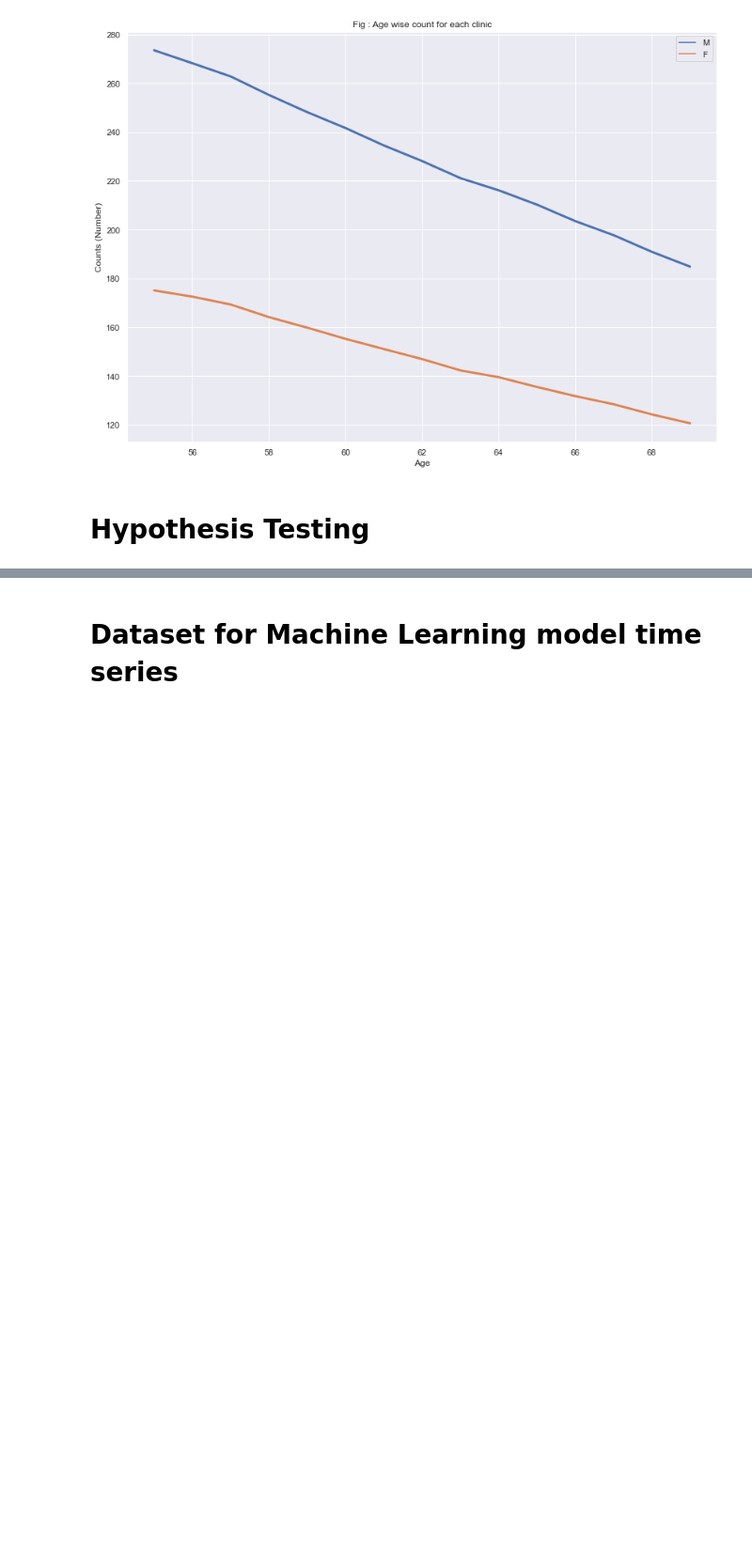
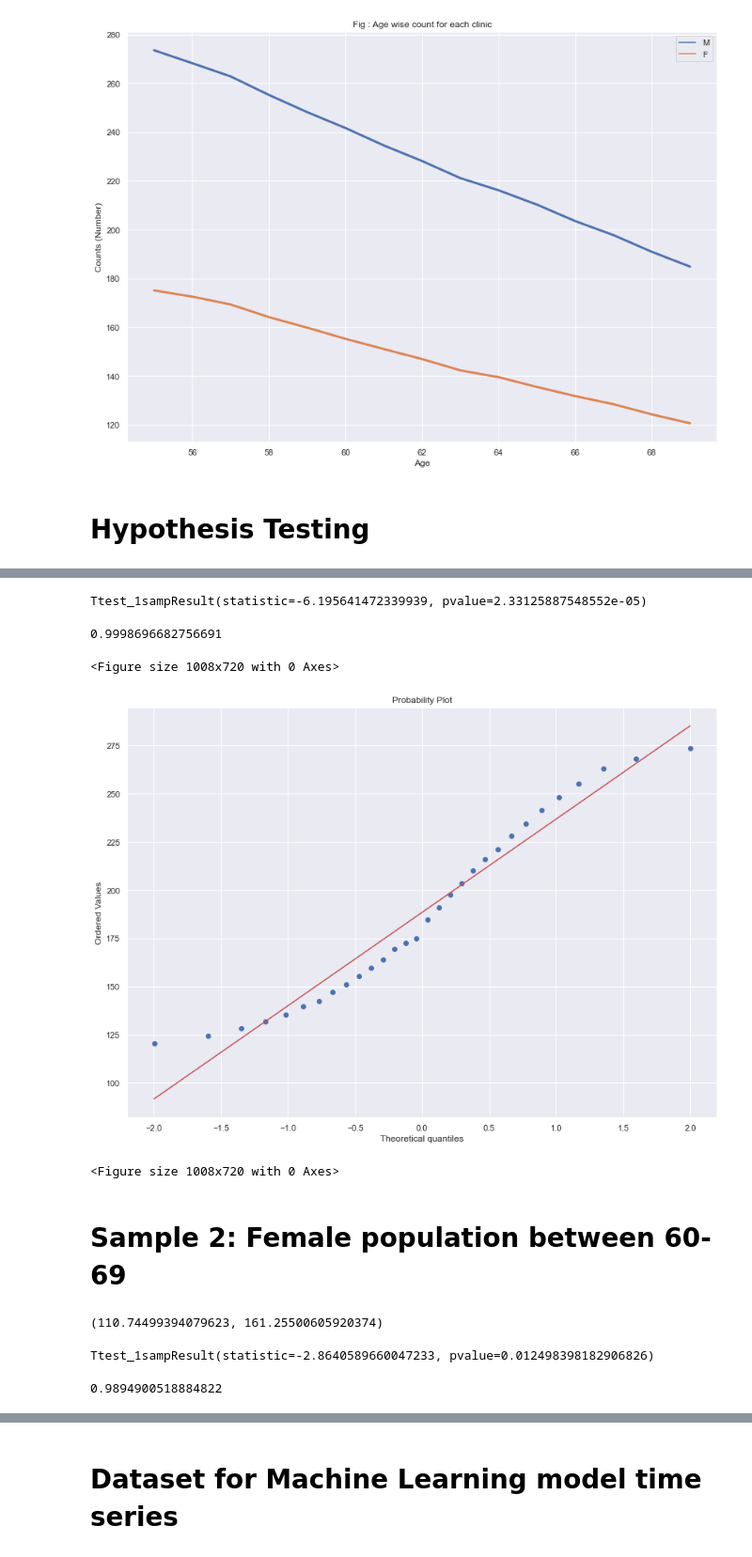
Before and after one commit to raku43/MScDACapstone, a Jupyter notebook: MScDA_Capstone.ipynb, the cells around one changed output, grey strips where cells are left out. Shown at 94% size. Cells and saved outputs as stored; diff of their text form; code cells hidden in the pictures; blank space fills up the shorter version.

```diff
--- a/MScDA_Capstone.ipynb
+++ b/MScDA_Capstone.ipynb
@@ -786,0 +794,7 @@ st.t.interval(alpha=0.95,
+# %%
+#H0 : u = 275
+#H1 : u < 275
+#stats.ttest_1samp(X,mu of H0)
+st.ttest_1samp(X,275)
+# %% [output]
+Ttest_1sampResult(statistic=-6.195641472339939, pvalue=2.33125887548552e-05)
@@ -786,0 +803,5 @@ st.t.interval(alpha=0.95,
+# %%
+#H1 : u > 230
+st.t.sf(-6.195641472339939, 8)
+# %% [output]
+0.9998696682756691
@@ -787,2 +810,22 @@ st.t.interval(alpha=0.95,
 # %%
-#Apply T-Test on one population once the census numbers are taken and the colonoscopy number estimated.
+#Normality plot. Our variable is "charges"
+
+st.probplot(dfcensus5569.Projectedcol, plot=plt)
+plt.figure()
+# %% [output]
+<Figure size 1008x720 with 0 Axes>
+[figure, added]
+<Figure size 1008x720 with 0 Axes>
+# %% [markdown]
+# Sample 2: Female population between 60-69
+# %%
+#mean = 136
+
+# create 90% confidence interval, use the scipy.stats
+st.t.interval(alpha=0.90,
+              df=1, # Dataframe length
+              loc=136, # mean average for male population 60-69
+              scale = 4
+              )
+# %% [output]
+(110.74499394079623, 161.25500605920374)
@@ -788,0 +835,12 @@ st.t.interval(alpha=0.95,
+# %%
+#H0 : u = 161
+#H1 : u > 110
+#stats.ttest_1samp(X,mu of H0)
+st.ttest_1samp(X,161)
+# %% [output]
+Ttest_1sampResult(statistic=-2.8640589660047233, pvalue=0.012498398182906826)
+# %%
+#H1 : u > 110
+st.t.sf(-2.8640589660047233, 8)
+# %% [output]
+0.9894900518884822
```
Also changed, not shown: parts of 14 cells of this notebook.
